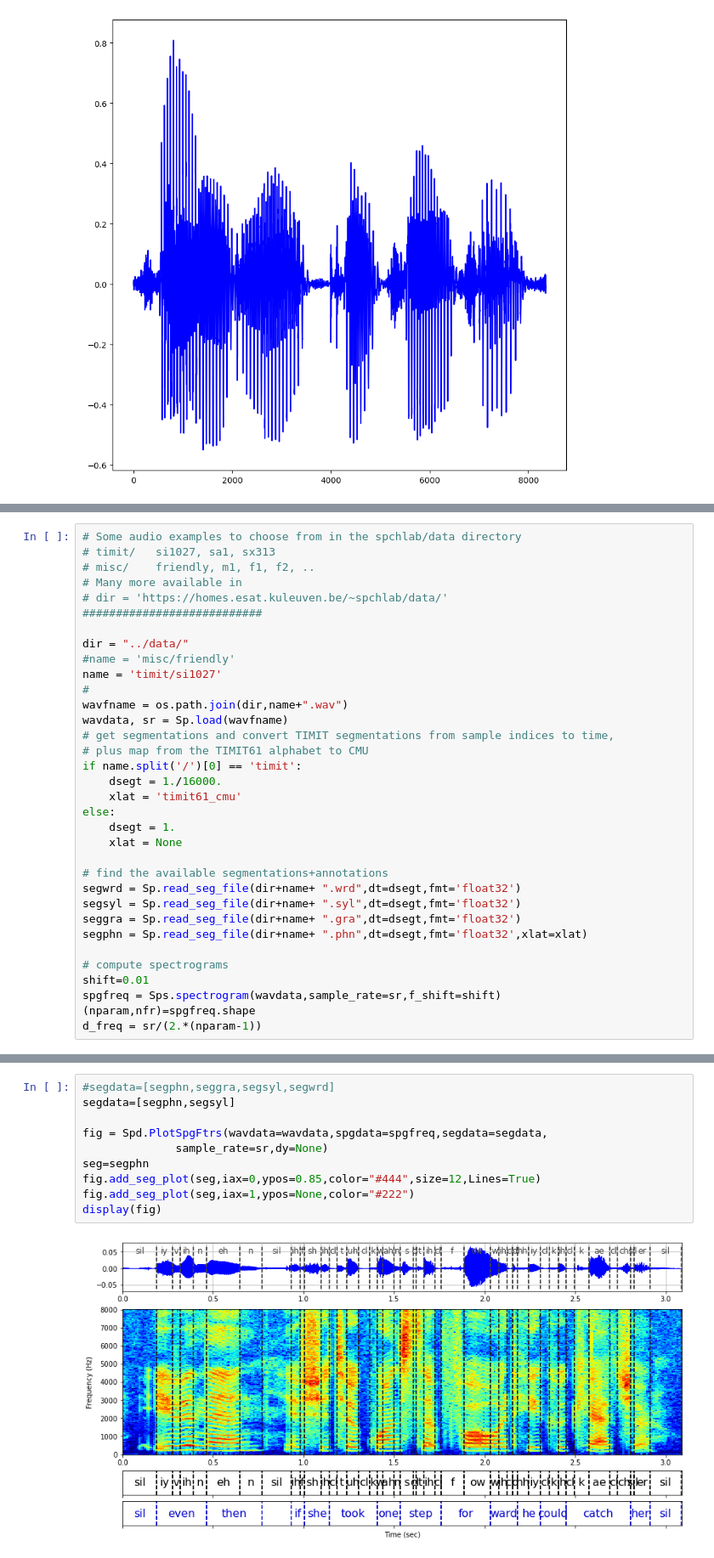
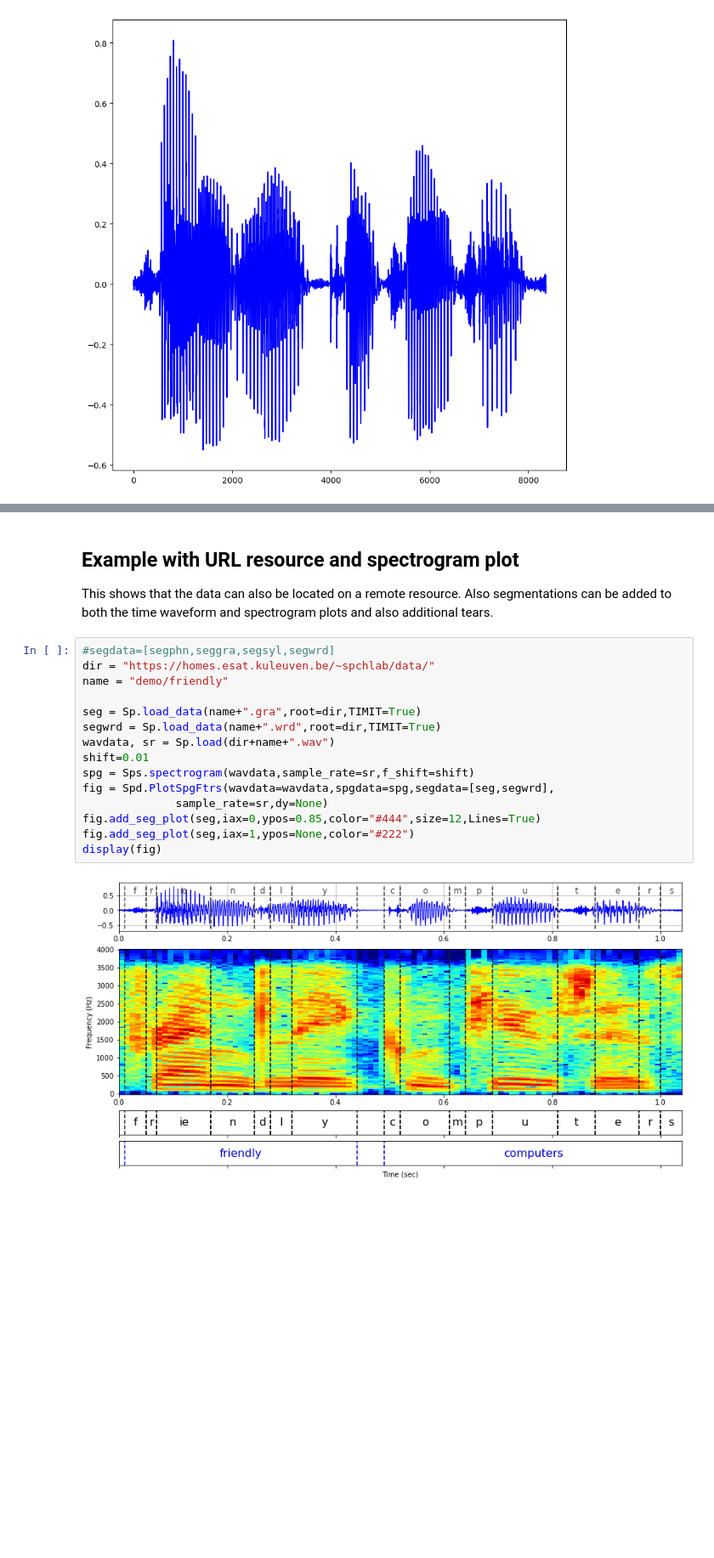
Before and after one commit to compi1234/spchlab, a Jupyter notebook: lab00_spchlab/SpeechData.ipynb, the cells around one changed output, grey strips where cells are left out. Shown at 85% size. Saved outputs shown, nothing was run; the diff lists cells and outputs as text; blank space fills up the shorter version.

Commit message:
data

```diff
--- a/lab00_spchlab/SpeechData.ipynb
+++ b/lab00_spchlab/SpeechData.ipynb
@@ -222,34 +229,0 @@ True
-# %%
-# Some audio examples to choose from in the spchlab/data directory
-# timit/   si1027, sa1, sx313
-# misc/    friendly, m1, f1, f2, ..
-# Many more available in
-# dir = 'https://homes.esat.kuleuven.be/~spchlab/data/'
-###########################
-
-dir = "../data/"
-#name = 'misc/friendly'
-name = 'timit/si1027'
-#
-wavfname = os.path.join(dir,name+".wav")
-wavdata, sr = Sp.load(wavfname)
-# get segmentations and convert TIMIT segmentations from sample indices to time,
-# plus map from the TIMIT61 alphabet to CMU
-if name.split('/')[0] == 'timit':
-    dsegt = 1./16000.
-    xlat = 'timit61_cmu'
-else:
-    dsegt = 1.
-    xlat = None
-
-# find the available segmentations+annotations
-segwrd = Sp.read_seg_file(dir+name+ ".wrd",dt=dsegt,fmt='float32')
-segsyl = Sp.read_seg_file(dir+name+ ".syl",dt=dsegt,fmt='float32')
-seggra = Sp.read_seg_file(dir+name+ ".gra",dt=dsegt,fmt='float32')
-segphn = Sp.read_seg_file(dir+name+ ".phn",dt=dsegt,fmt='float32',xlat=xlat)
-
-# compute spectrograms
-shift=0.01
-spgfreq = Sps.spectrogram(wavdata,sample_rate=sr,f_shift=shift)
-(nparam,nfr)=spgfreq.shape
-d_freq = sr/(2.*(nparam-1))
@@ -268,12 +230,21 @@ We should make a distinction between a **transcription** and a **segmentation**
+# %% [markdown]
+## Example with URL resource and spectrogram plot
+This shows that the data can also be located on a remote resource.
+Also segmentations can be added to both the time waveform and spectrogram plots and also additional tears.
 # %%
 #segdata=[segphn,seggra,segsyl,segwrd]
-segdata=[segphn,segsyl]
+dir = "https://homes.esat.kuleuven.be/~spchlab/data/"
+name = "demo/friendly"
 
-fig = Spd.PlotSpgFtrs(wavdata=wavdata,spgdata=spgfreq,segdata=segdata,
+seg = Sp.load_data(name+".gra",root=dir,TIMIT=True)
+segwrd = Sp.load_data(name+".wrd",root=dir,TIMIT=True)
+wavdata, sr = Sp.load(dir+name+".wav")
+shift=0.01
+spg = Sps.spectrogram(wavdata,sample_rate=sr,f_shift=shift)
+fig = Spd.PlotSpgFtrs(wavdata=wavdata,spgdata=spg,segdata=[seg,segwrd],
               sample_rate=sr,dy=None)
-seg=segphn
 fig.add_seg_plot(seg,iax=0,ypos=0.85,color="#444",size=12,Lines=True)
 fig.add_seg_plot(seg,iax=1,ypos=None,color="#222")
 display(fig)
 # %% [output]
-[figure, old version]
+[figure, new version]
```
Also changed, not shown: parts of 13 cells of this notebook, 15 other files.
